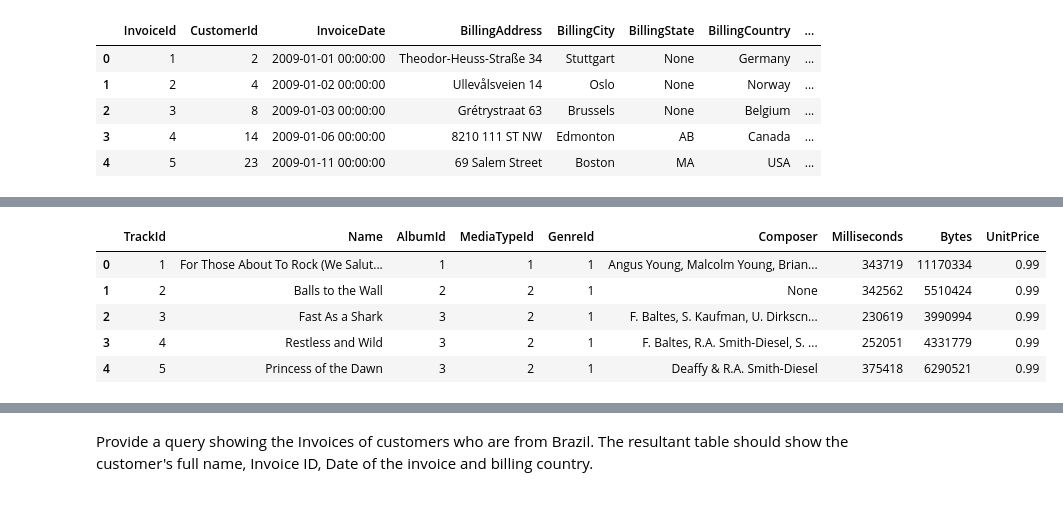
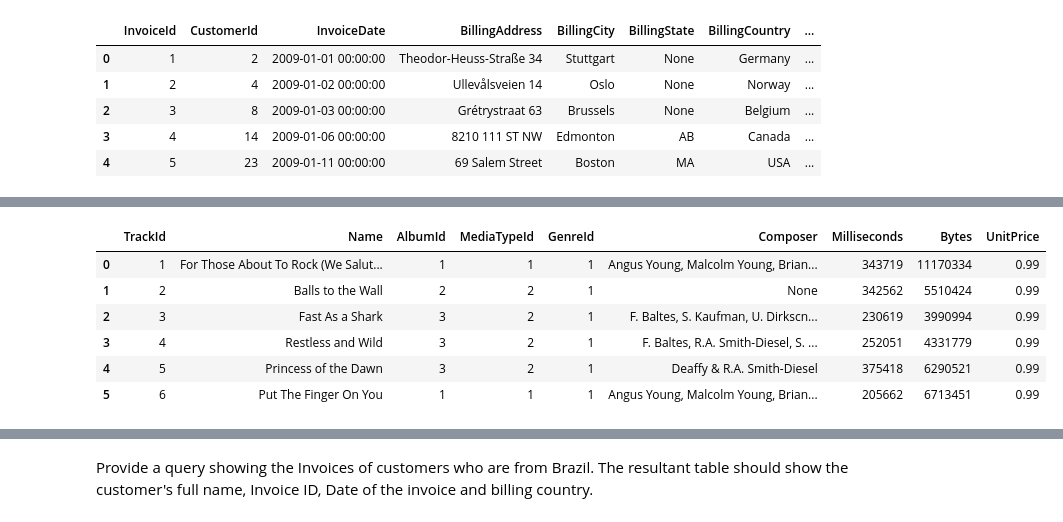
Before and after one commit to smileschen/2019-sp-stats131, a Jupyter notebook: 09-02.ipynb, the cells around one changed output, grey strips where cells are left out. Saved outputs shown, nothing was run; the diff lists cells and outputs as text; code cells hidden in the pictures.

```diff
--- a/09-02.ipynb
+++ b/09-02.ipynb
@@ -80,17 +82,18 @@ pd.read_sql_query(command, engine)
 # %%
 command = '''
 SELECT *
 FROM Track
-LIMIT 5
+LIMIT 6
 '''
 pd.read_sql_query(command, engine)
 # %% [output]
 |  | TrackId | Name | AlbumId | MediaTypeId | GenreId | Composer | Milliseconds | Bytes | UnitPrice |
 | 0 | 1 | For Those About To Rock (We Salut... | 1 | 1 | 1 | Angus Young, Malcolm Young, Brian... | 343719 | 11170334 | 0.99 |
 | 1 | 2 | Balls to the Wall | 2 | 2 | 1 | None | 342562 | 5510424 | 0.99 |
 | 2 | 3 | Fast As a Shark | 3 | 2 | 1 | F. Baltes, S. Kaufman, U. Dirkscn... | 230619 | 3990994 | 0.99 |
 | 3 | 4 | Restless and Wild | 3 | 2 | 1 | F. Baltes, R.A. Smith-Diesel, S. ... | 252051 | 4331779 | 0.99 |
 | 4 | 5 | Princess of the Dawn | 3 | 2 | 1 | Deaffy & R.A. Smith-Diesel | 375418 | 6290521 | 0.99 |
+| 5 | 6 | Put The Finger On You | 1 | 1 | 1 | Angus Young, Malcolm Young, Brian... | 205662 | 6713451 | 0.99 |
 # %%
 command = '''
 SELECT *
```
Also changed, not shown: parts of 9 cells of this notebook.
